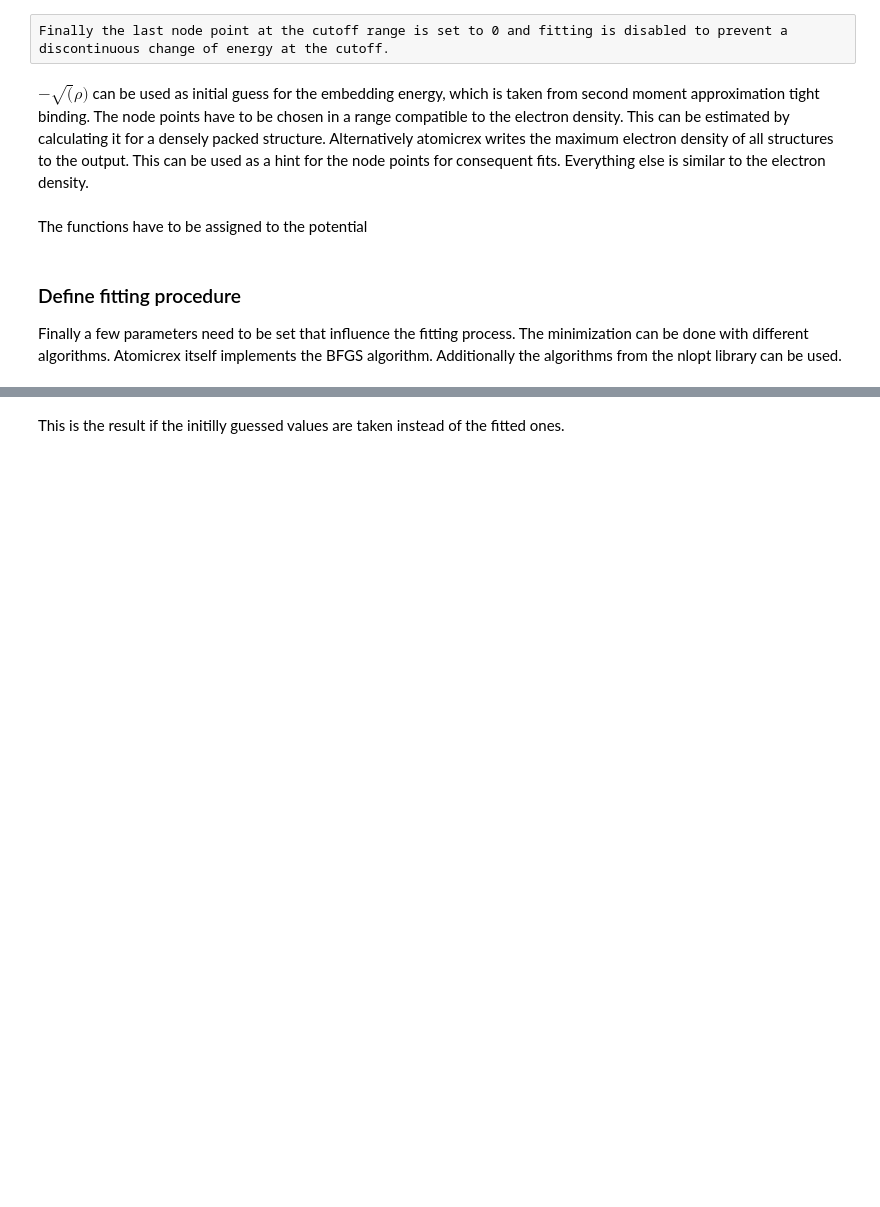
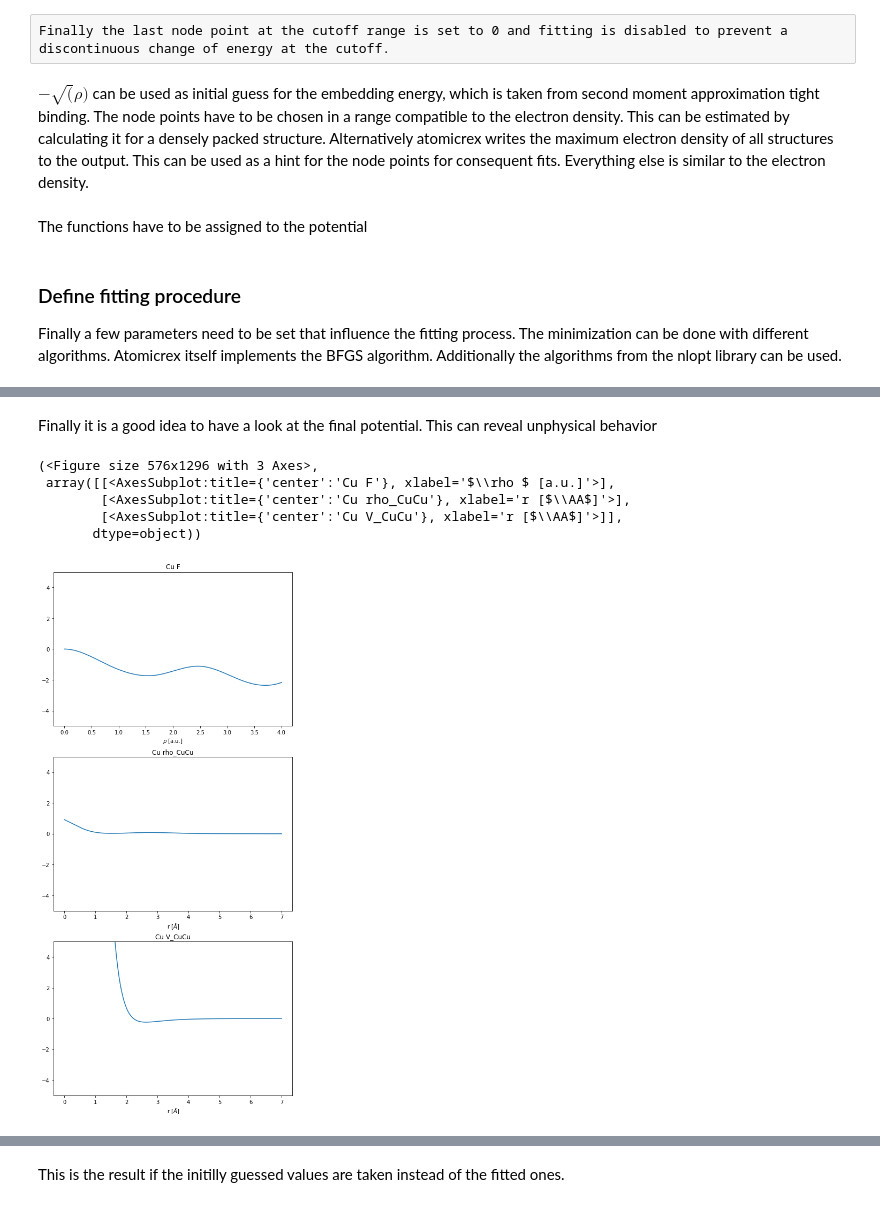
Before and after one commit to pyiron-workshop/potentials-workshop-2021, a Jupyter notebook: day_2/atomicrex/WorkshopPotentialEAM.ipynb, the cells around one changed output, grey strips where cells are left out. Drawn from its saved outputs; the diff is of its cells as text; code cells hidden in the pictures; blank space fills up the shorter version.

```diff
--- a/day_2/atomicrex/WorkshopPotentialEAM.ipynb
+++ b/day_2/atomicrex/WorkshopPotentialEAM.ipynb
@@ -128,0 +168,11 @@ The job PotentialDF1 was saved and received the ID: 622
+# %% [markdown]
+Finally it is a good idea to have a look at the final potential. This can reveal unphysical behavior
+# %%
+job.plot_final_potential()
+# %% [output]
+(<Figure size 576x1296 with 3 Axes>,
+ array([[<AxesSubplot:title={'center':'Cu F'}, xlabel='$\\rho $ [a.u.]'>],
+        [<AxesSubplot:title={'center':'Cu rho_CuCu'}, xlabel='r [$\\AA$]'>],
+        [<AxesSubplot:title={'center':'Cu V_CuCu'}, xlabel='r [$\\AA$]'>]],
+       dtype=object))
+[figure, added]
```
Also changed, not shown: parts of 23 cells of this notebook.
